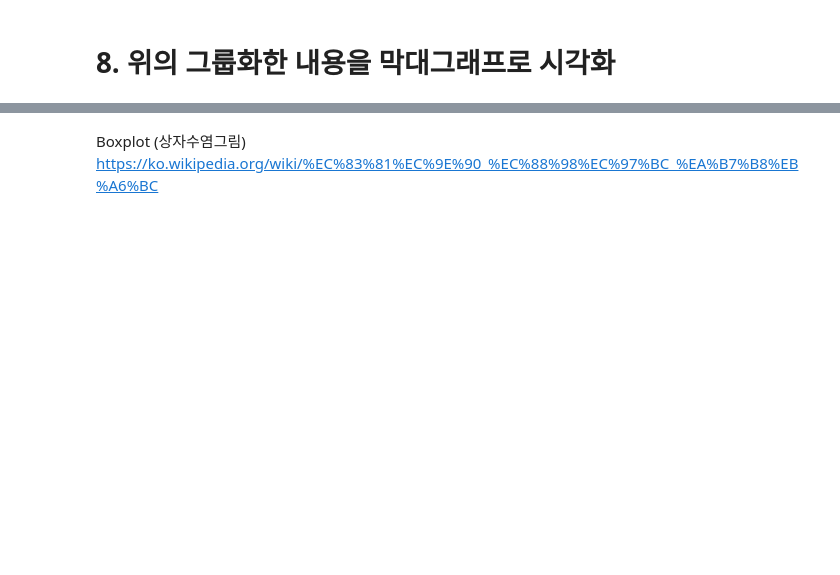
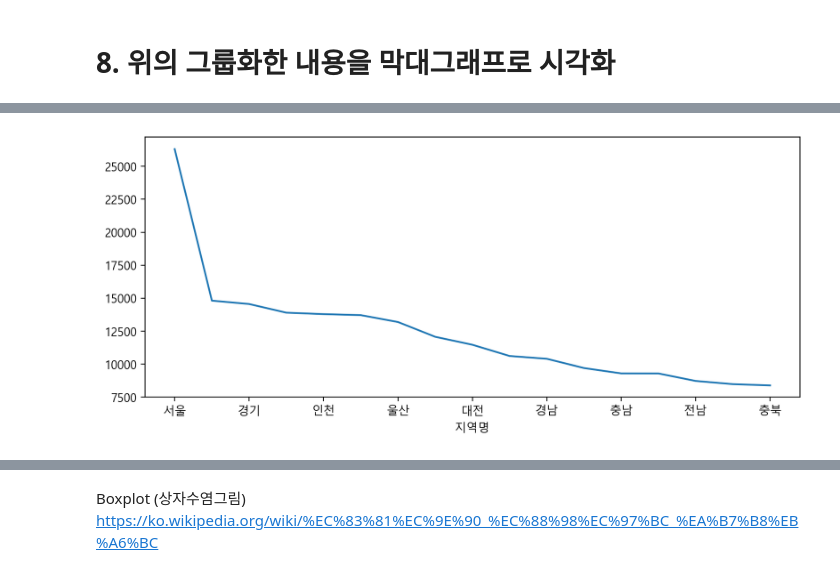
Before and after one commit to pjwbuzz/ivs, a Jupyter notebook: Source/Python/ex1_아파트분양가분석(배포).ipynb, the cells around one changed output, grey strips where cells are left out. Cells and saved outputs as stored; diff of their text form; code cells hidden in the pictures; blank space fills up the shorter version.

```diff
--- a/Source/Python/ex1_아파트분양가분석(배포).ipynb
+++ b/Source/Python/ex1_아파트분양가분석(배포).ipynb
@@ -215,4 +600,8 @@ df_last.groupby?
 # %%
 # 지역별 정렬된 평균 평당분양가격 lineplot
+r.plot(kind='line',figsize=(10,4))
+plt.show()
+# %% [output]
+[figure, added]
 # %%
 # 전용면적별 평균  평당분양가격 그래프
```
Also changed, not shown: parts of 64 cells of this notebook, 4 other files.
